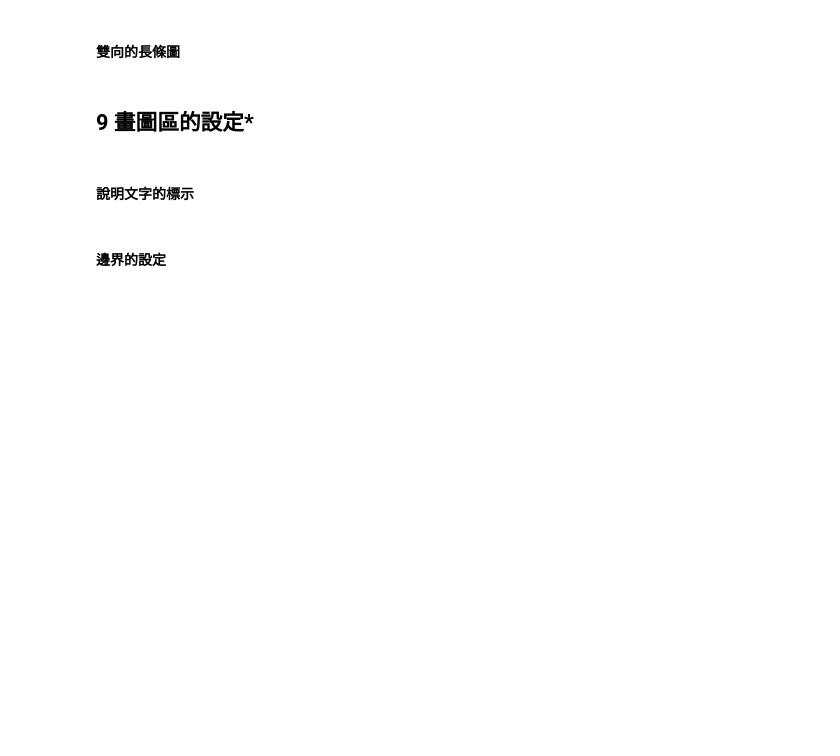
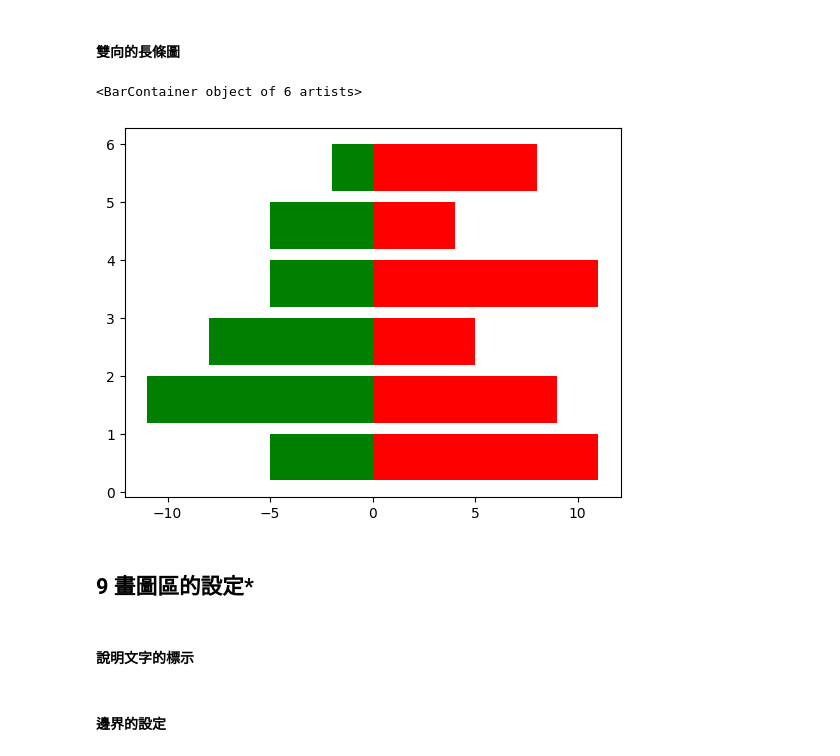
Before and after one commit to nelsonchchang/IMLP, a Jupyter notebook: Unit02/2.3.2_Matplotlib資料視覺化.ipynb, the cells around one changed output. Drawn from its saved outputs; the diff is of its cells as text; code cells hidden in the pictures; blank space fills up the shorter version.

```diff
--- a/Unit02/2.3.2_Matplotlib資料視覺化.ipynb
+++ b/Unit02/2.3.2_Matplotlib資料視覺化.ipynb
@@ -293,5 +310,15 @@ plt.bar(x, [4, 5, 6, 11, 9], width=0.4, ec='none', fc='g')
 # %% [markdown]
 #### 雙向的長條圖
+# %%
+x = np.arange(0.6, 6)
+a = np.random.randint(1, 15, 6)
+b = np.random.randint(1, 15, 6)
+
+plt.barh(x, a, fc='r', ec='none')
+plt.barh(x, -b, fc='g', ec='none')
+# %% [output]
+<BarContainer object of 6 artists>
+[figure, added]
 # %% [markdown]
 ## 9 畫圖區的設定*
 # %% [markdown]
```
Also changed, not shown: parts of 8 cells of this notebook.
